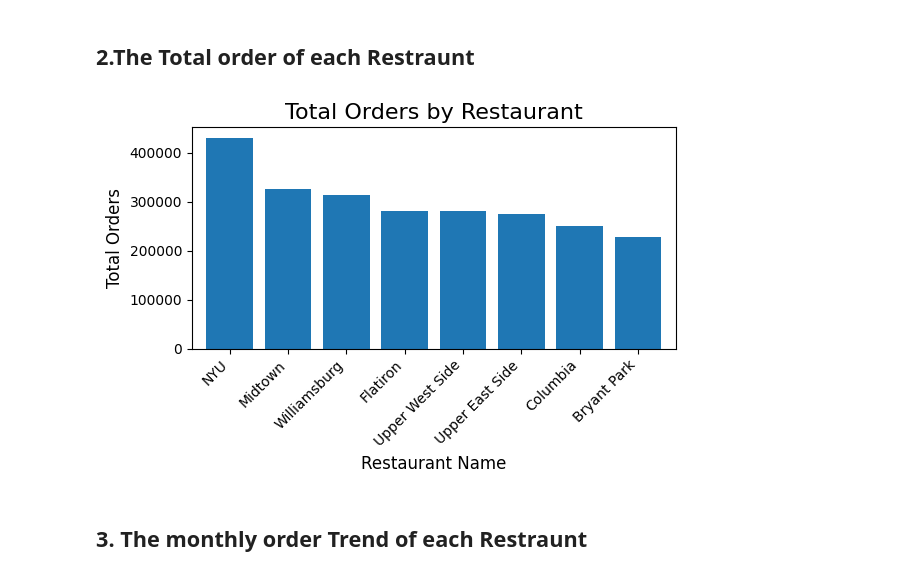
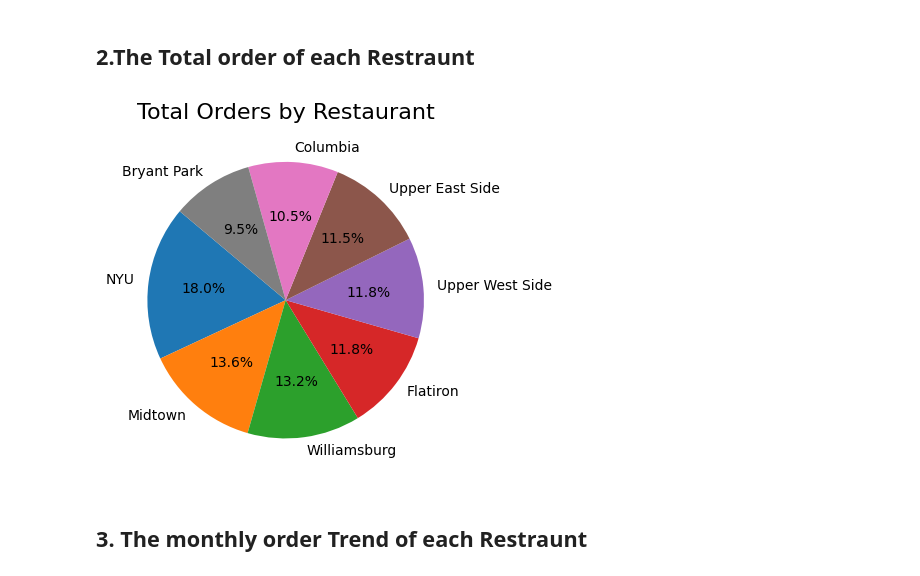
Before and after one commit to HarryYang1008/A2_python, a Jupyter notebook: analysis.ipynb, the cells around one changed output. Drawn from its saved outputs; the diff is of its cells as text; code cells hidden in the pictures.

```diff
--- a/analysis.ipynb
+++ b/analysis.ipynb
@@ -103,24 +103,24 @@ map_obj
 # %% [markdown]
 ## 2.The Total order of each Restraunt
 # %%
-# EXTRACT tHE DATA FROM THE ORIGINAL TABLE
+# EXTRACT THE DATA FROM THE ORIGINAL TABLE
 order_totals = db_sum.groupby('RESTAURANT_NAME')['NUM_ORDERS'].sum()
 
-# DRAW THE CHART
+# DRAW THE PIE CHART
 plt.figure(figsize=(6, 4))  # set the size of the graph
-order_totals.sort_values(ascending=False).plot(kind='bar', width=0.8)
+order_totals_sorted = order_totals.sort_values(ascending=False)  # sort for better visualization
 
-# ADD LABLE AND THE TITLE
-plt.title("Total Orders by Restaurant", fontsize=16) # set the Title of the chart
-plt.xlabel("Restaurant Name", fontsize=12) # set the x-axis lable
-plt.ylabel("Total Orders", fontsize=12) # set the y-axis lable
-plt.xticks(rotation=45, ha='right')  # fit the x-axis lable to suit the size
-plt.tight_layout()  # adjust the frame
+# Create the pie chart
+plt.pie(order_totals_sorted, labels=order_totals_sorted.index, autopct='%1.1f%%', startangle=140)
+
+# ADD LABELS AND TITLE
+plt.title("Total Orders by Restaurant", fontsize=16)  # set the title of the chart
 
 # SHOW THE CHART
+plt.tight_layout()  # adjust layout
 plt.show()
 # %% [output]
-[figure, old version]
+[figure, new version]
 # %% [markdown]
 ## 3. The monthly order Trend of each Restraunt
 # %%
```
Also changed, not shown: parts of 6 cells of this notebook.
